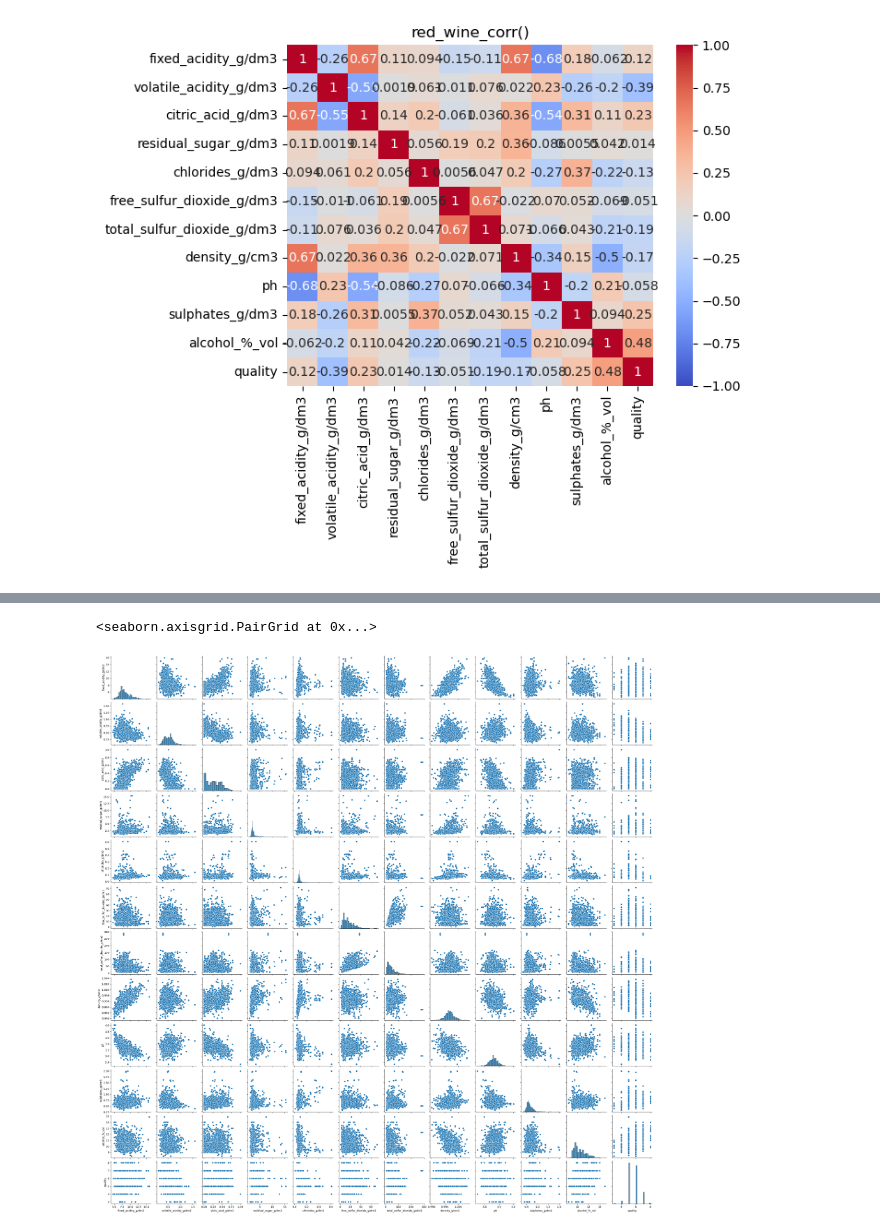
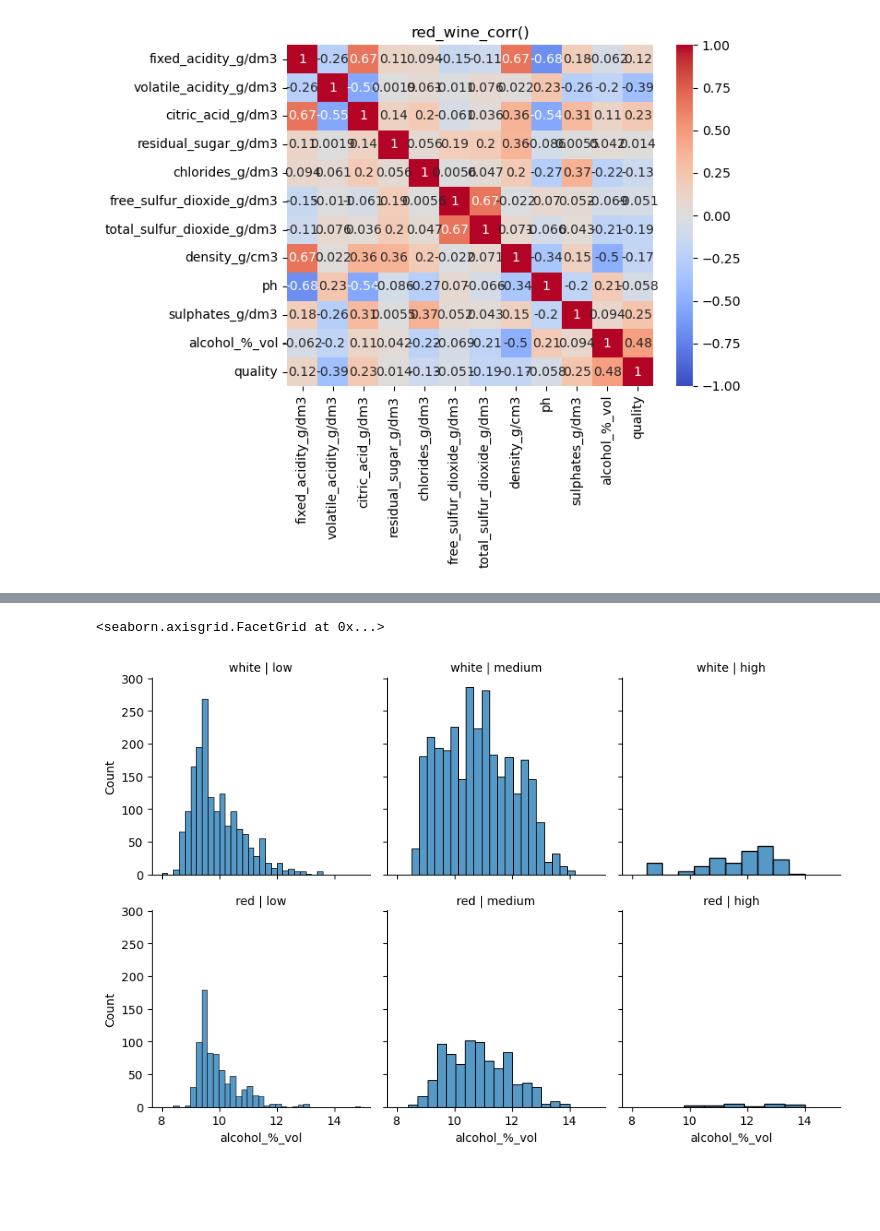
Before and after one commit to TimGarnault/project_2, a Jupyter notebook: sprint_1.ipynb, the cells around one changed output, grey strips where cells are left out. Saved outputs shown, nothing was run; the diff lists cells and outputs as text; code cells hidden in the pictures; blank space fills up the shorter version.

```diff
--- a/sprint_1.ipynb
+++ b/sprint_1.ipynb
@@ -390,5 +401,0 @@ Text(0.5, 1.0, 'Medium_Strong_Negative_red_wine_corr()')
-# %%
-sns.pairplot(rw_df_2)
-# %% [output]
-<seaborn.axisgrid.PairGrid at 0x...>
-[figure, removed]
@@ -394,0 +405,18 @@ sns.pairplot(rw_df_2)
+# %%
+#
+red_white_wines_df.head(5)
+# category= wine_type, quality_label
+
+# fg = sns.FacetGrid(data = red_white_wines_df , col="wine_type", height=3, aspect=1, xlim=[0,80], ylim=[0,120])
+fg = sns.FacetGrid(data = red_white_wines_df , col="quality_label", row="wine_type")
+
+# fg = fg.map_dataframe(sns.histplot, x="alcohol_%_vol", bins=10, binrange=(0,80))
+fg = fg.map_dataframe(sns.histplot, x="alcohol_%_vol")
+
+# g.set_axis_labels("Total bill ($)", "Tip ($)")
+fg.set_titles(col_template="{col_name}", row_template="{row_name}")
+# fg.set(xlim=(0, 60), ylim=(0, 12), xticks=[10, 30, 50], yticks=[2, 6, 10])
+fg.tight_layout()
+# %% [output]
+<seaborn.axisgrid.FacetGrid at 0x...>
+[figure, added]
```
Also changed, not shown: parts of 20 cells of this notebook, 1 other file.
